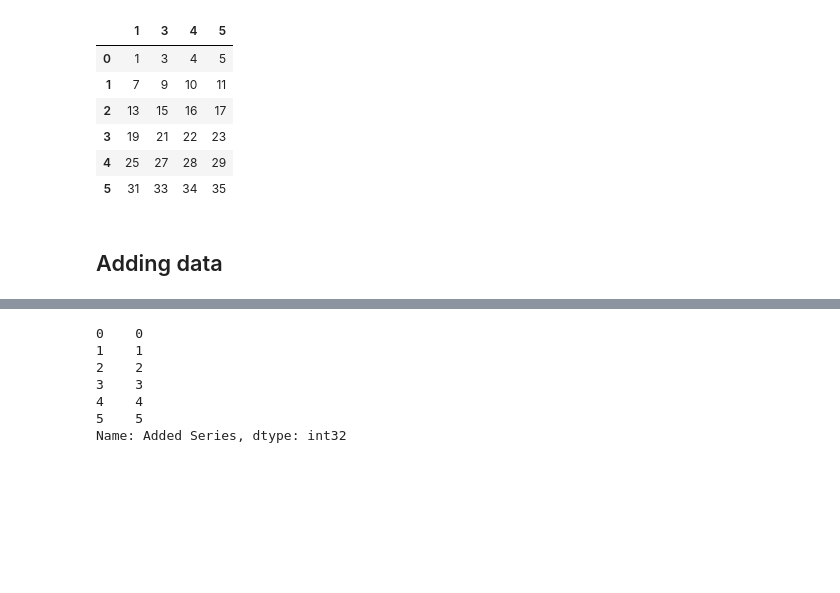
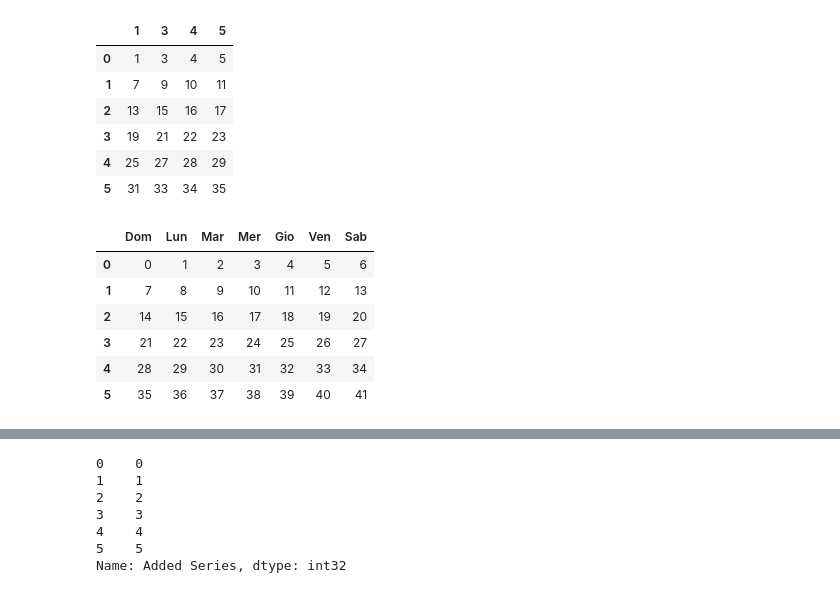
Before and after one commit to ferromauro/data_science_lessons, a Jupyter notebook: Lesson_02_Gestire_Duplicati_Concatenare_Dati.ipynb, the cells around one changed output, grey strips where cells are left out. Cells and saved outputs as stored; diff of their text form; code cells hidden in the pictures; blank space fills up the shorter version.

```diff
--- a/Lesson_02_Gestire_Duplicati_Concatenare_Dati.ipynb
+++ b/Lesson_02_Gestire_Duplicati_Concatenare_Dati.ipynb
@@ -138,5 +148,14 @@ DF.drop([0,2], axis=1)
 | 3 | 19 | 21 | 22 | 23 |
 | 4 | 25 | 27 | 28 | 29 |
 | 5 | 31 | 33 | 34 | 35 |
-# %% [markdown]
-## Adding data
+# %%
+DF_day = pd.DataFrame(np.arange(42).reshape(6,7), columns=["Dom","Lun","Mar","Mer","Gio", "Ven","Sab"])
+DF_day
+# %% [output]
+|  | Dom | Lun | Mar | Mer | Gio | Ven | Sab |
+| 0 | 0 | 1 | 2 | 3 | 4 | 5 | 6 |
+| 1 | 7 | 8 | 9 | 10 | 11 | 12 | 13 |
+| 2 | 14 | 15 | 16 | 17 | 18 | 19 | 20 |
+| 3 | 21 | 22 | 23 | 24 | 25 | 26 | 27 |
+| 4 | 28 | 29 | 30 | 31 | 32 | 33 | 34 |
+| 5 | 35 | 36 | 37 | 38 | 39 | 40 | 41 |
```
Also changed, not shown: parts of 27 cells of this notebook, 5 other files.
